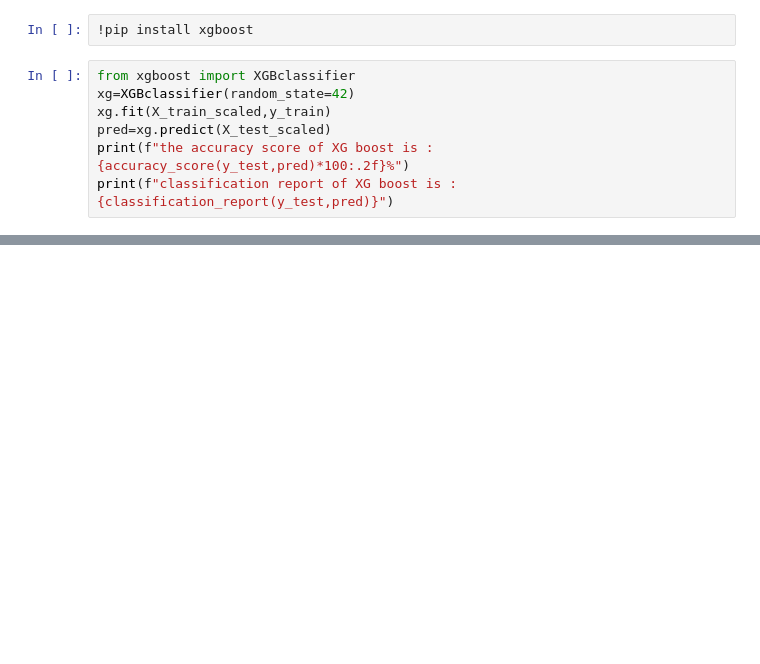
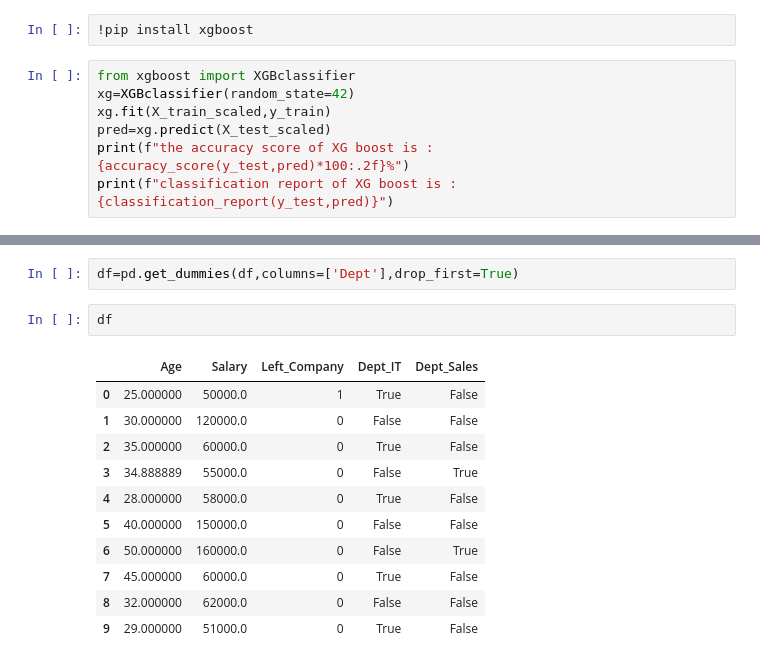
Before and after one commit to Visky-02/Data-Science-Practice, a Jupyter notebook: Untitled Folder/ gemini practice folder .ipynb, the cells around one changed output, grey strips where cells are left out. Cells and saved outputs as stored; diff of their text form; blank space fills up the shorter version.

```diff
--- a/Untitled Folder/ gemini practice folder .ipynb
+++ b/Untitled Folder/ gemini practice folder .ipynb
@@ -494,0 +563,16 @@ print(f"classification report of XG boost is : {classification_report(y_test,pre
+# %%
+df=pd.get_dummies(df,columns=['Dept'],drop_first=True)
+# %%
+df
+# %% [output]
+|  | Age | Salary | Left_Company | Dept_IT | Dept_Sales |
+| 0 | 25.000000 | 50000.0 | 1 | True | False |
+| 1 | 30.000000 | 120000.0 | 0 | False | False |
+| 2 | 35.000000 | 60000.0 | 0 | True | False |
+| 3 | 34.888889 | 55000.0 | 0 | False | True |
+| 4 | 28.000000 | 58000.0 | 0 | True | False |
+| 5 | 40.000000 | 150000.0 | 0 | False | False |
+| 6 | 50.000000 | 160000.0 | 0 | False | True |
+| 7 | 45.000000 | 60000.0 | 0 | True | False |
+| 8 | 32.000000 | 62000.0 | 0 | False | False |
+| 9 | 29.000000 | 51000.0 | 0 | True | False |
```
Also changed, not shown: parts of 33 cells of this notebook.
